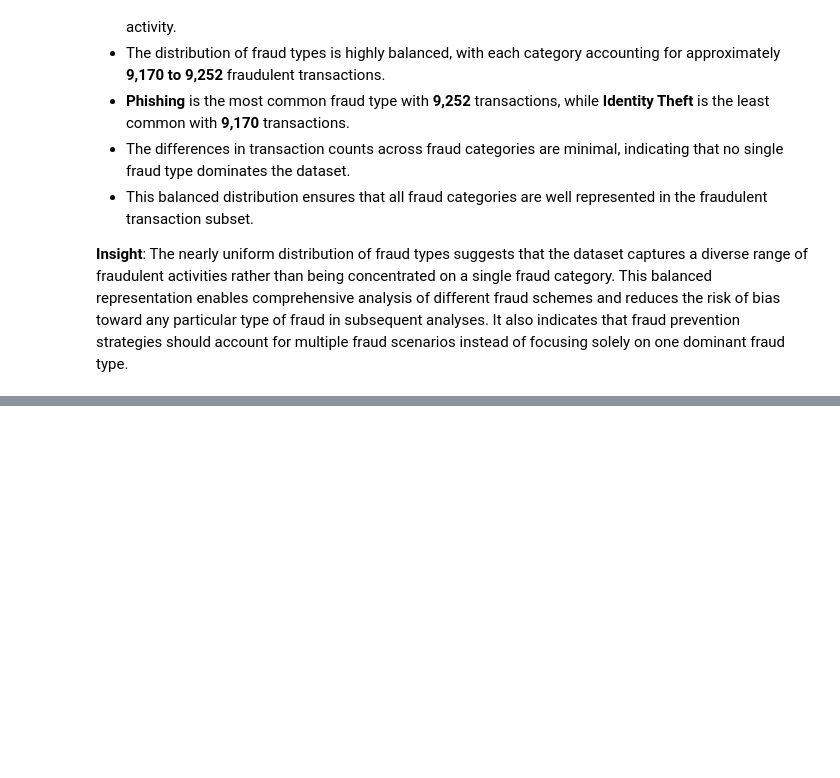
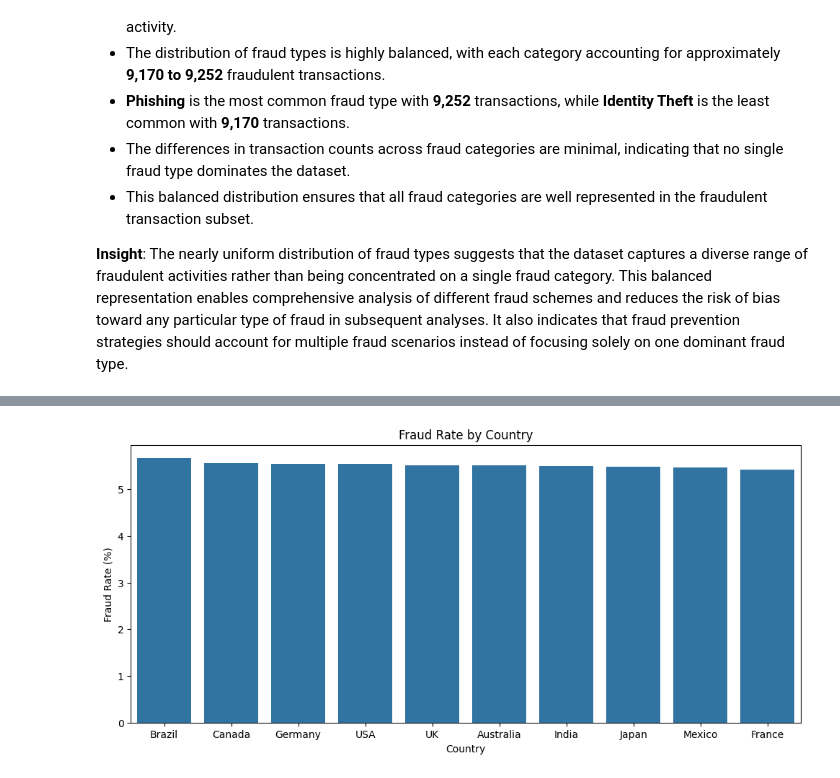
Before and after one commit to abhi-saurav-saroya/bank-fraud-eda, a Jupyter notebook: notebooks/02_exploratory_data_analysis.ipynb, the cells around one changed output, grey strips where cells are left out. Cells and saved outputs as stored; diff of their text form; code cells hidden in the pictures; blank space fills up the shorter version.

```diff
--- a/notebooks/02_exploratory_data_analysis.ipynb
+++ b/notebooks/02_exploratory_data_analysis.ipynb
@@ -2576,0 +2639,22 @@ plt.show()
+# %%
+country_fraud_rate = (
+    df.groupby("country")["is_fraud"]
+      .mean()
+      .mul(100)
+      .sort_values(ascending=False)
+)
+
+plt.figure(figsize=(12,5))
+
+sns.barplot(
+    x=country_fraud_rate.index,
+    y=country_fraud_rate.values
+)
+
+plt.title("Fraud Rate by Country")
+plt.xlabel("Country")
+plt.ylabel("Fraud Rate (%)")
+
+plt.show()
+# %% [output]
+[figure, added]
```
Also changed, not shown: parts of 11 cells of this notebook.
